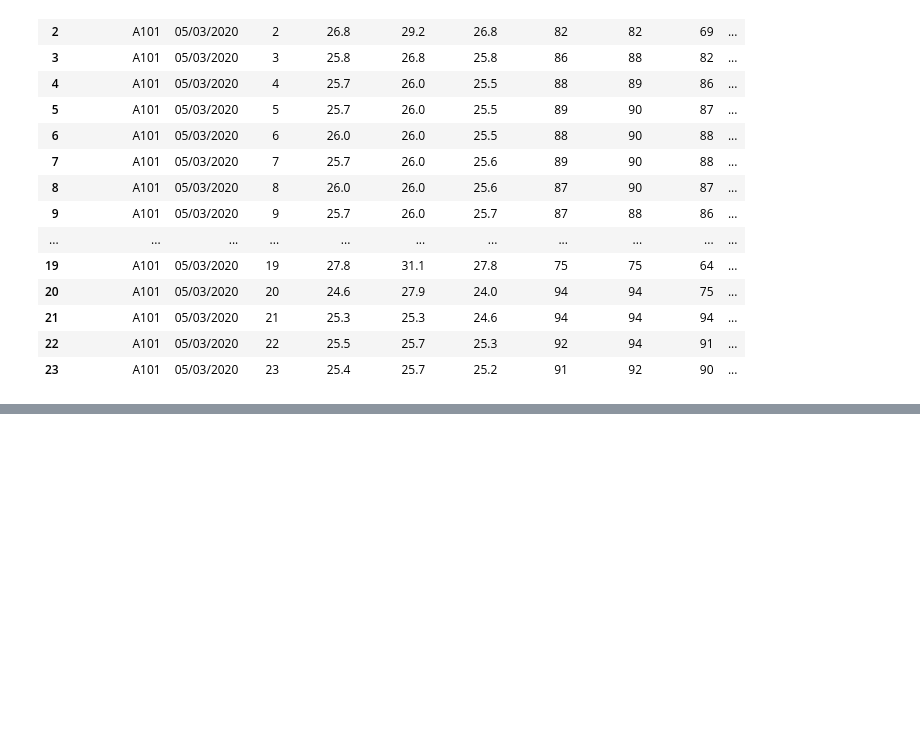
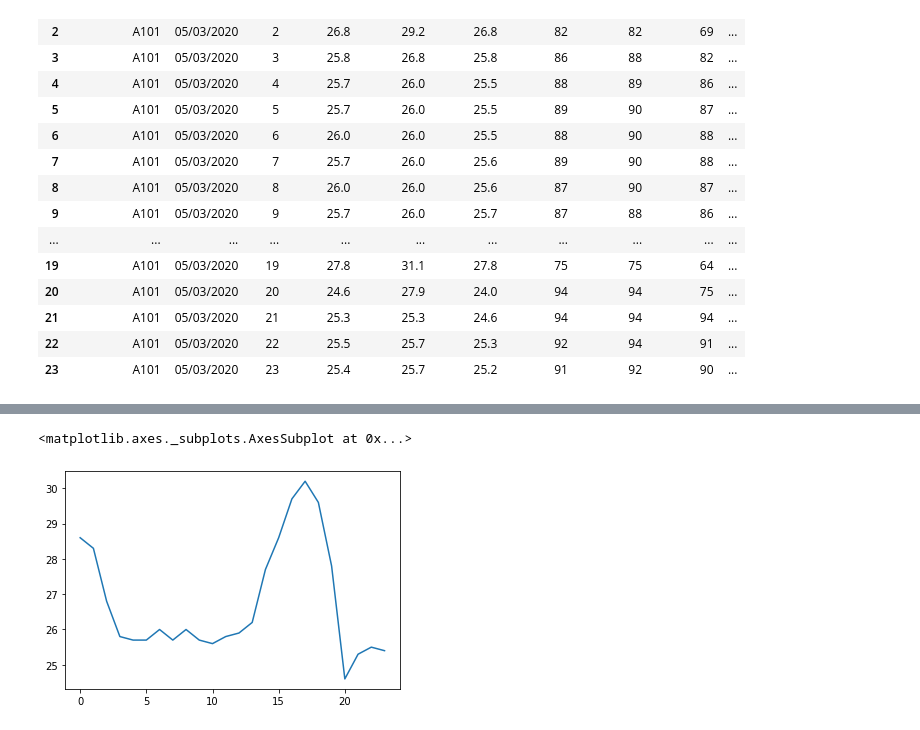
Before and after one commit to paulosalvatore/Ocean_CienciaDados_24_02_2021, a Jupyter notebook: Ocean_CienciaDados_24_02_2021.ipynb, the cells around one changed output, grey strips where cells are left out. Saved outputs shown, nothing was run; the diff lists cells and outputs as text; code cells hidden in the pictures; blank space fills up the shorter version.

```diff
--- a/Ocean_CienciaDados_24_02_2021.ipynb
+++ b/Ocean_CienciaDados_24_02_2021.ipynb
@@ -88,0 +94,5 @@ ply.iplot(fig)
+# %%
+clima.temp_inst.plot.line()
+# %% [output]
+<matplotlib.axes._subplots.AxesSubplot at 0x...>
+[figure, added]
```
Also changed, not shown: parts of 2 cells of this notebook.
